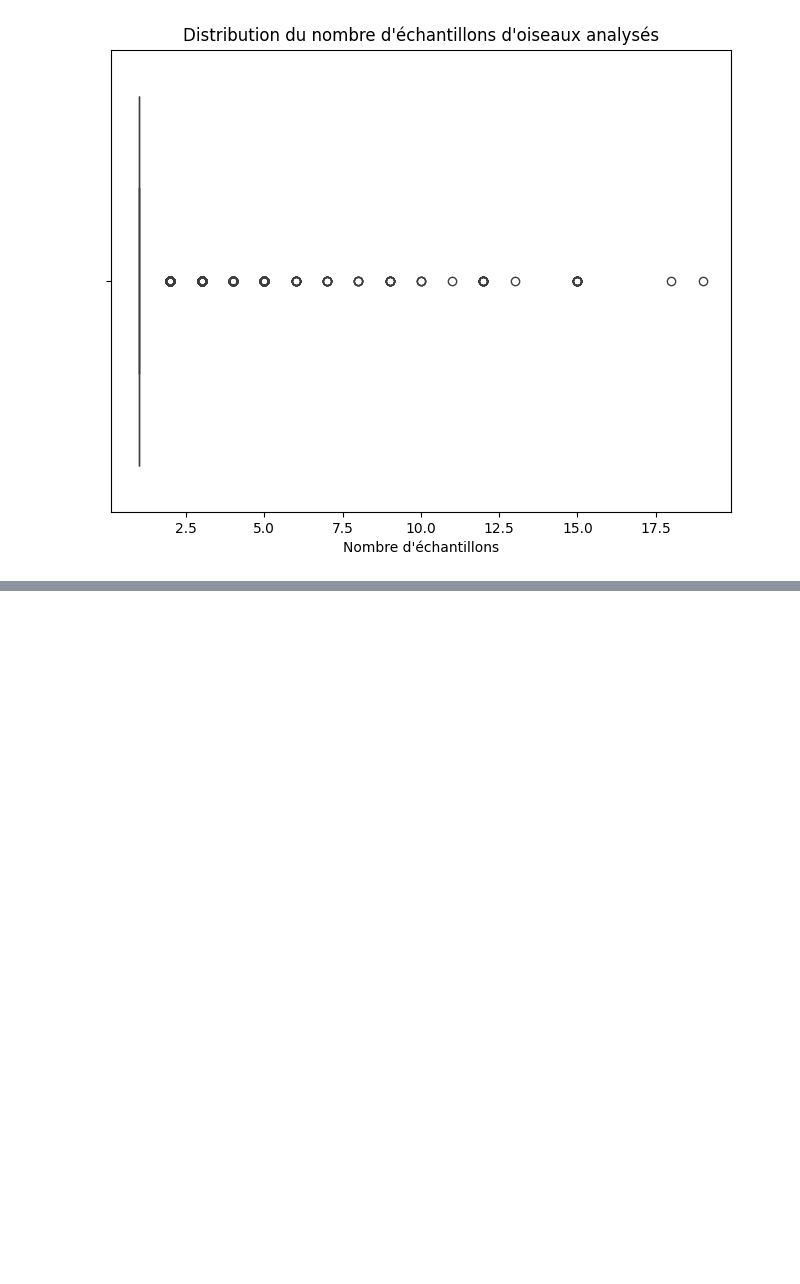
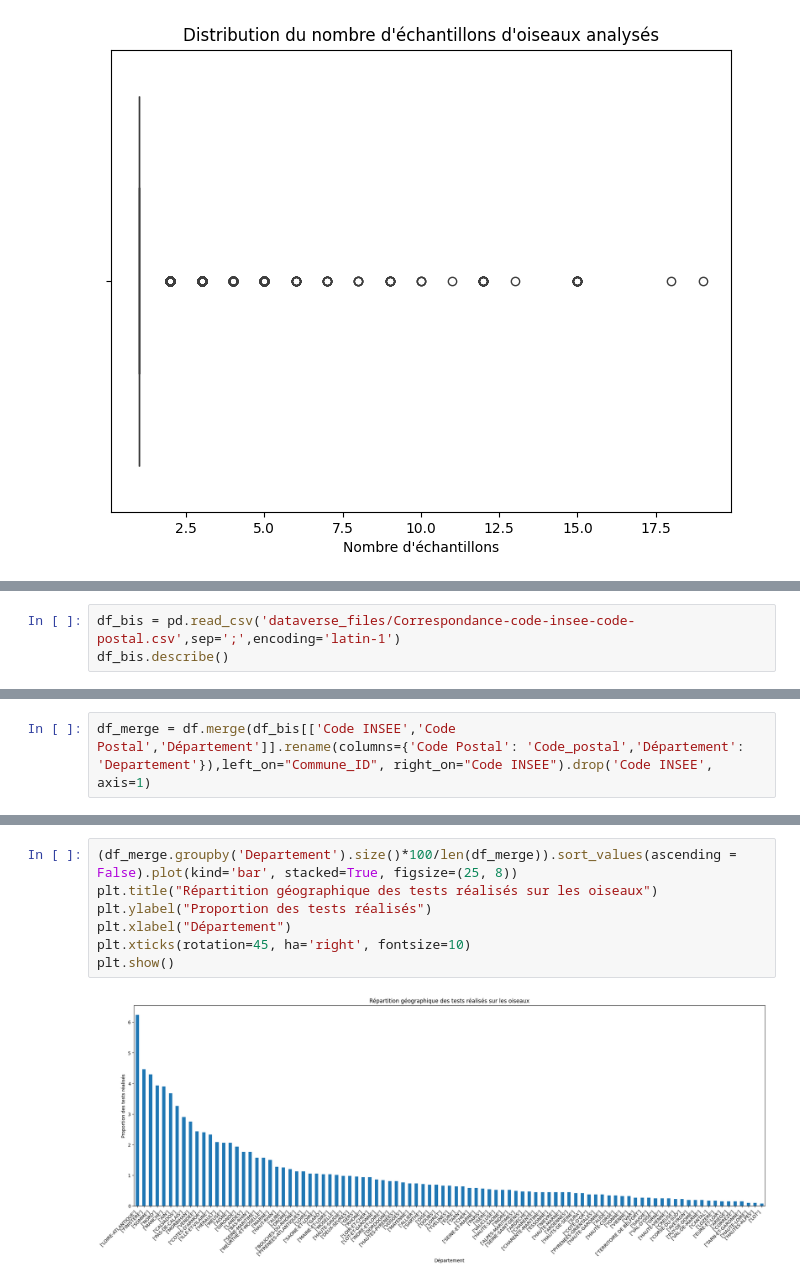
Before and after one commit to bavrillon/Avian-influenza, a Jupyter notebook: EDA.ipynb, the cells around one changed output, grey strips where cells are left out. Cells and saved outputs as stored; diff of their text form; blank space fills up the shorter version.

```diff
--- a/EDA.ipynb
+++ b/EDA.ipynb
@@ -226,0 +242,3 @@ plt.show()
+# %%
+df_bis = pd.read_csv('dataverse_files/Correspondance-code-insee-code-postal.csv',sep=';',encoding='latin-1')
+df_bis.describe()
@@ -226,0 +251,2 @@ plt.show()
+# %%
+df_merge = df.merge(df_bis[['Code INSEE','Code Postal','Département']].rename(columns={'Code Postal': 'Code_postal','Département': 'Departement'}),left_on="Commune_ID", right_on="Code INSEE").drop('Code INSEE', axis=1)
@@ -226,0 +270,9 @@ plt.show()
+# %%
+(df_merge.groupby('Departement').size()*100/len(df_merge)).sort_values(ascending = False).plot(kind='bar', stacked=True, figsize=(25, 8))
+plt.title("Répartition géographique des tests réalisés sur les oiseaux")
+plt.ylabel("Proportion des tests réalisés")
+plt.xlabel("Département")
+plt.xticks(rotation=45, ha='right', fontsize=10)
+plt.show()
+# %% [output]
+[figure, added]
```
Also changed, not shown: parts of 8 cells of this notebook.
